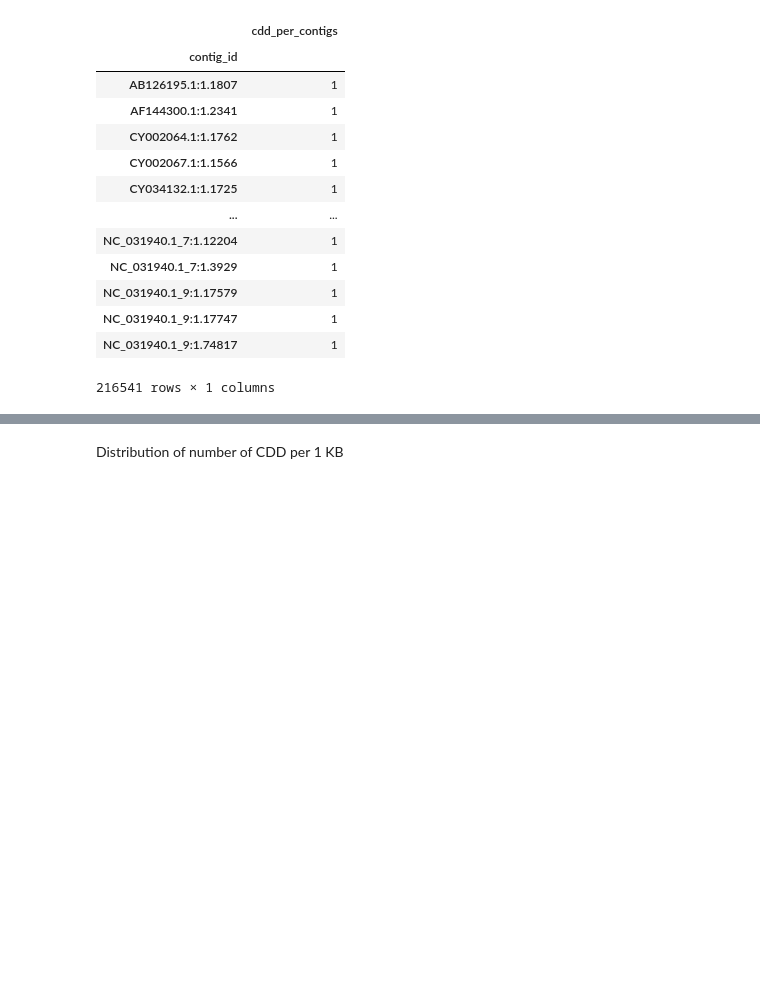
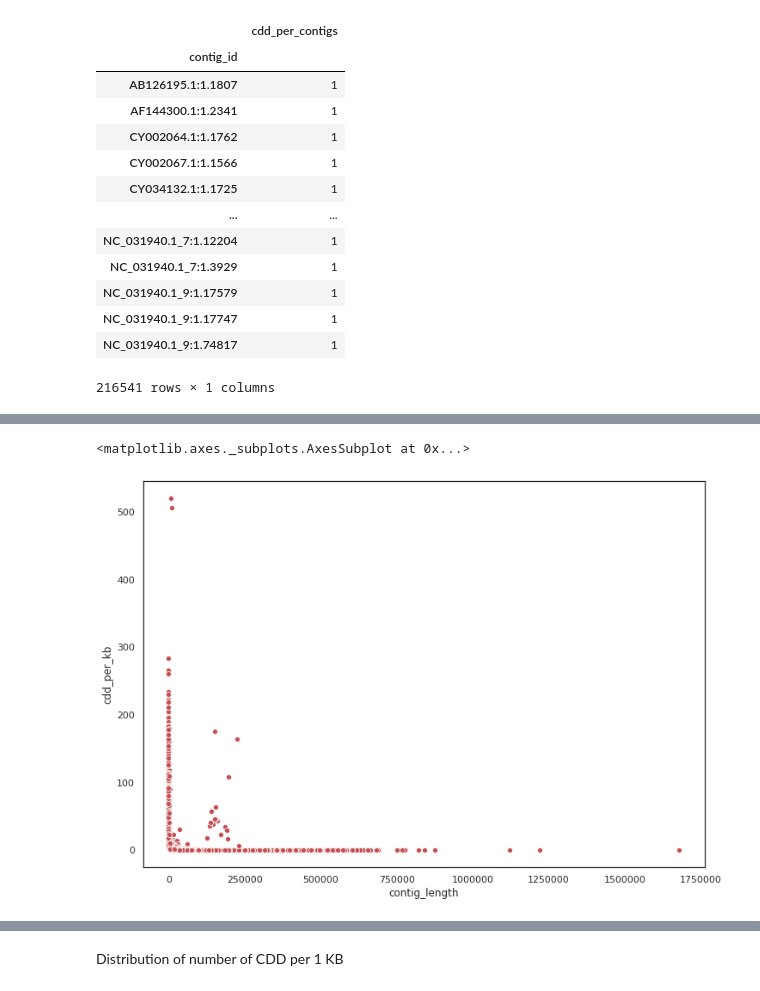
Before and after one commit to NCBI-Codeathons/Domain_HMM_Boundaries, a Jupyter notebook: post_analysis/jupyter_notebook/CDD_analysis.ipynb, the cells around one changed output, grey strips where cells are left out. Cells and saved outputs as stored; diff of their text form; code cells hidden in the pictures; blank space fills up the shorter version.

Commit message:
length vs density plot

```diff
--- a/post_analysis/jupyter_notebook/CDD_analysis.ipynb
+++ b/post_analysis/jupyter_notebook/CDD_analysis.ipynb
@@ -166,3 +165,6 @@ rps_cdd_df_density.head()
 | AB126192.2:1.2363 | CDD:278997 | 68.114 | 737 | 230 | 3 | 18 | 2228 | 1 | 732 | 0.000000e+00 | 1232.0 | ... |
 | AB126192.2:1.2363 | CDD:282102 | 17.718 | 333 | 221 | 14 | 780 | 1676 | 373 | 686 | 1.970000e-09 | 50.9 | ... |
 | AB126195.1:1.1807 | CDD:278907 | 23.301 | 515 | 354 | 16 | 39 | 1547 | 28 | 513 | 2.720000e-32 | 121.0 | ... |
+# %%
+contig_length_density = rps_cdd_df_density[['contig_length', 'cdd_per_kb']].drop_duplicates()
+contig_length_density.head()
@@ -169,3 +179,10 @@ rps_cdd_df_density.head()
+# %%
+sns.set(rc={'figure.figsize':(11.7,8.27)})
+sns.set_style("white")
+sns.scatterplot(x=contig_length_density["contig_length"], y=contig_length_density["cdd_per_kb"], color="r")
+# %% [output]
+<matplotlib.axes._subplots.AxesSubplot at 0x...>
+[figure, added]
 # %%
 # adding a column with density of CDD per 1Kb
 
```
Also changed, not shown: parts of 3 cells of this notebook.
